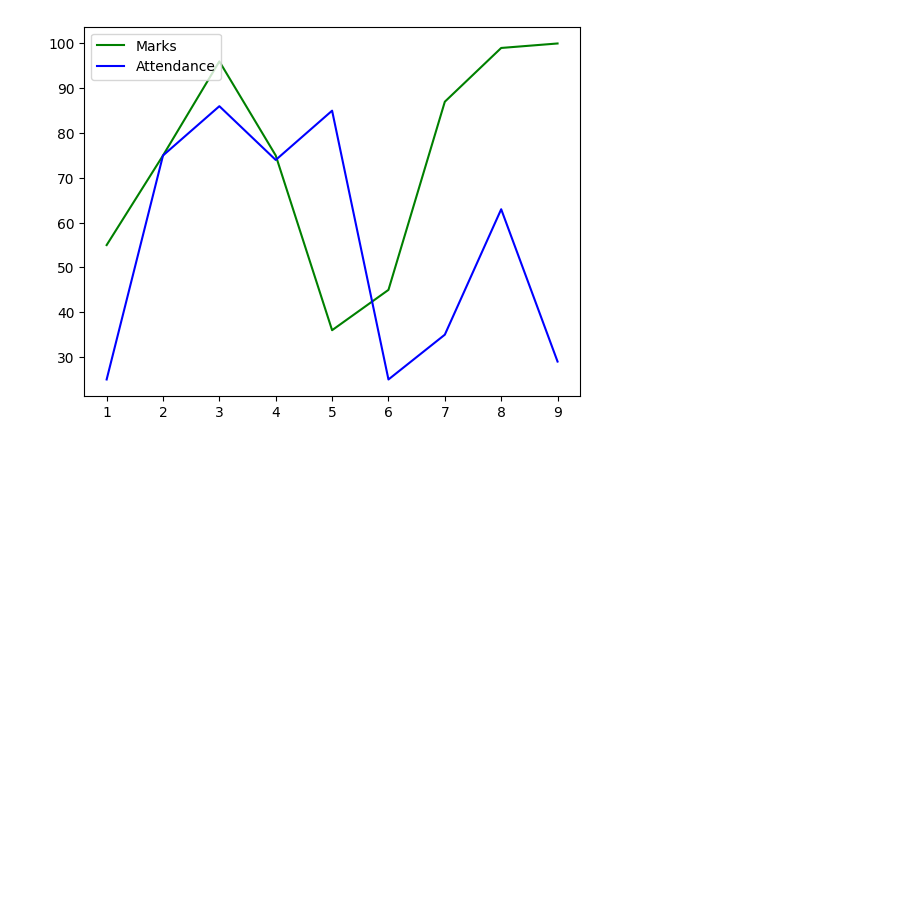
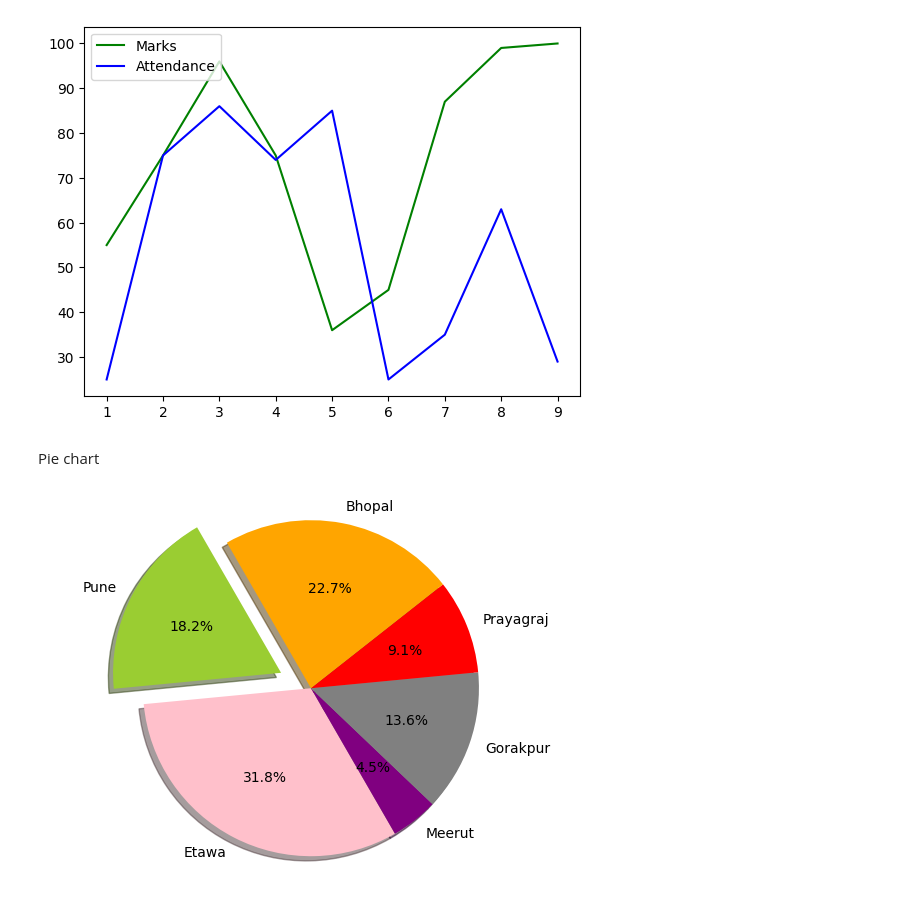
Before and after one commit to rachittyagii/semester---2-Code, a Jupyter notebook: Day3.ipynb, the cells around one changed output. Drawn from its saved outputs; the diff is of its cells as text; code cells hidden in the pictures; blank space fills up the shorter version.

```diff
--- a/Day3.ipynb
+++ b/Day3.ipynb
@@ -51,3 +51,17 @@ pyplot.legend(loc='upper left',frameon=True)
 pyplot.show()
 # %% [output]
 [figure]
+# %% [markdown]
+Pie chart
+# %%
+import numpy as np
+import matplotlib.pyplot
+city = ('Pune','Etawa','Meerut','Gorakpur','Prayagraj','Bhopal')
+rank = [4,7,1,3,2,5]
+explode = (0.2,0,0,0,0,0)
+colors = ['yellowgreen','pink','purple','grey','red','orange']
+pyplot.pie(rank,explode=explode,labels=city,colors=colors,autopct='%1.1f%%',shadow=True,startangle=120)
+pyplot.axis('equal')
+pyplot.show()
+# %% [output]
+[figure, added]
```
